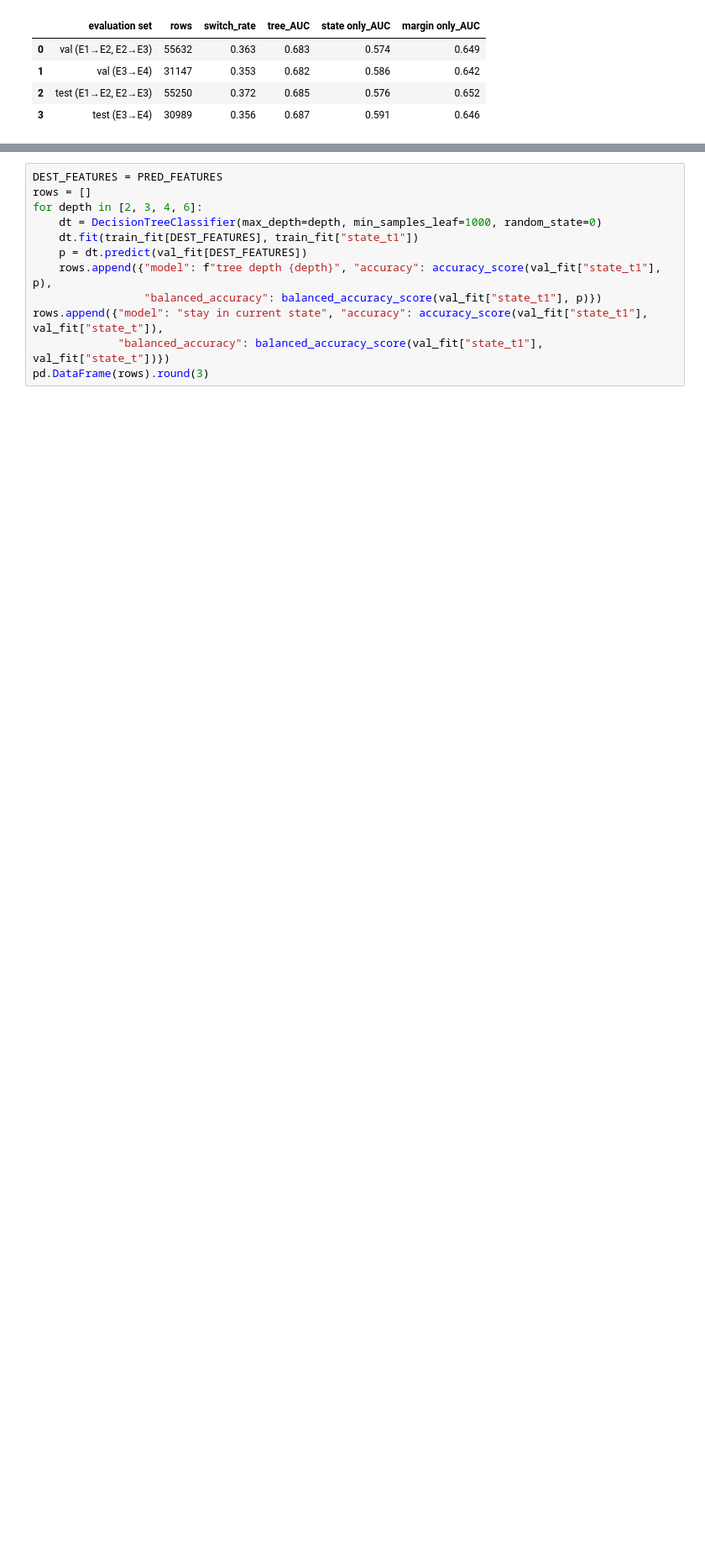
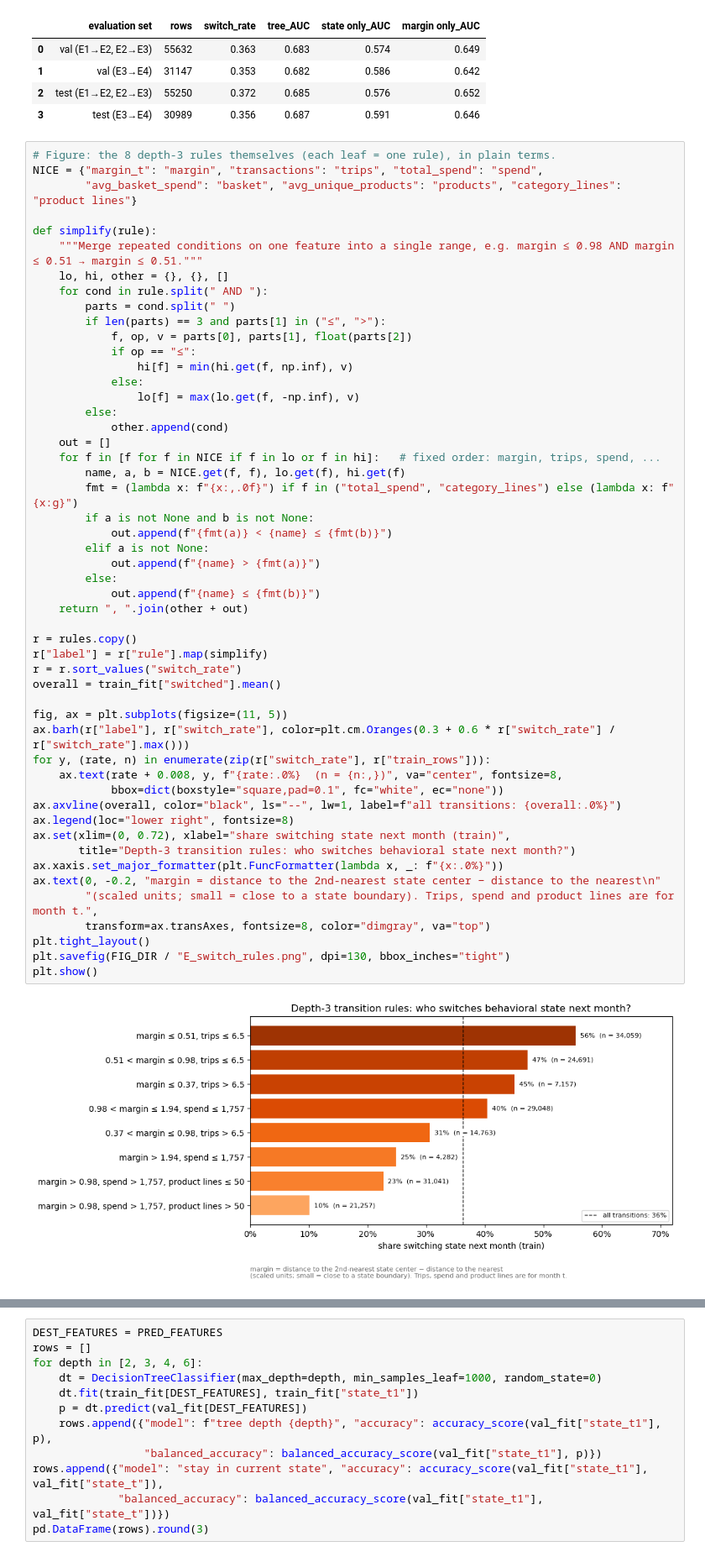
Before and after one commit to nlatman-cloud/retail-behavioral-states, a Jupyter notebook: notebooks/03_state_aware_modeling.ipynb, the cells around one changed output, grey strips where cells are left out. Shown at 84% size. Cells and saved outputs as stored; diff of their text form; blank space fills up the shorter version.

```diff
--- a/notebooks/03_state_aware_modeling.ipynb
+++ b/notebooks/03_state_aware_modeling.ipynb
@@ -233,4 +233,57 @@ rule_eval.round(3)
 | 1 | val (E3→E4) | 31147 | 0.353 | 0.682 | 0.586 | 0.642 |
 | 2 | test (E1→E2, E2→E3) | 55250 | 0.372 | 0.685 | 0.576 | 0.652 |
 | 3 | test (E3→E4) | 30989 | 0.356 | 0.687 | 0.591 | 0.646 |
+# %%
+# Figure: the 8 depth-3 rules themselves (each leaf = one rule), in plain terms.
+NICE = {"margin_t": "margin", "transactions": "trips", "total_spend": "spend",
+        "avg_basket_spend": "basket", "avg_unique_products": "products", "category_lines": "product lines"}
+
+def simplify(rule):
+    """Merge repeated conditions on one feature into a single range, e.g. margin ≤ 0.98 AND margin ≤ 0.51 → margin ≤ 0.51."""
+    lo, hi, other = {}, {}, []
+    for cond in rule.split(" AND "):
+        parts = cond.split(" ")
+        if len(parts) == 3 and parts[1] in ("≤", ">"):
+            f, op, v = parts[0], parts[1], float(parts[2])
+            if op == "≤":
+                hi[f] = min(hi.get(f, np.inf), v)
+            else:
+                lo[f] = max(lo.get(f, -np.inf), v)
+        else:
+            other.append(cond)
+    out = []
+    for f in [f for f in NICE if f in lo or f in hi]:   # fixed order: margin, trips, spend, ...
+        name, a, b = NICE.get(f, f), lo.get(f), hi.get(f)
+        fmt = (lambda x: f"{x:,.0f}") if f in ("total_spend", "category_lines") else (lambda x: f"{x:g}")
+        if a is not None and b is not None:
+            out.append(f"{fmt(a)} < {name} ≤ {fmt(b)}")
+        elif a is not None:
+            out.append(f"{name} > {fmt(a)}")
+        else:
+            out.append(f"{name} ≤ {fmt(b)}")
+    return ", ".join(other + out)
+
+r = rules.copy()
+r["label"] = r["rule"].map(simplify)
+r = r.sort_values("switch_rate")
+overall = train_fit["switched"].mean()
+
+fig, ax = plt.subplots(figsize=(11, 5))
+ax.barh(r["label"], r["switch_rate"], color=plt.cm.Oranges(0.3 + 0.6 * r["switch_rate"] / r["switch_rate"].max()))
+for y, (rate, n) in enumerate(zip(r["switch_rate"], r["train_rows"])):
+    ax.text(rate + 0.008, y, f"{rate:.0%}  (n = {n:,})", va="center", fontsize=8,
+            bbox=dict(boxstyle="square,pad=0.1", fc="white", ec="none"))
+ax.axvline(overall, color="black", ls="--", lw=1, label=f"all transitions: {overall:.0%}")
+ax.legend(loc="lower right", fontsize=8)
+ax.set(xlim=(0, 0.72), xlabel="share switching state next month (train)",
+       title="Depth-3 transition rules: who switches behavioral state next month?")
+ax.xaxis.set_major_formatter(plt.FuncFormatter(lambda x, _: f"{x:.0%}"))
+ax.text(0, -0.2, "margin = distance to the 2nd-nearest state center − distance to the nearest\n"
+        "(scaled units; small = close to a state boundary). Trips, spend and product lines are for month t.",
+        transform=ax.transAxes, fontsize=8, color="dimgray", va="top")
+plt.tight_layout()
+plt.savefig(FIG_DIR / "E_switch_rules.png", dpi=130, bbox_inches="tight")
+plt.show()
+# %% [output]
+[figure, added]
 # %% [markdown]
```
Also changed, not shown: parts of 17 cells of this notebook, 20 other files.
